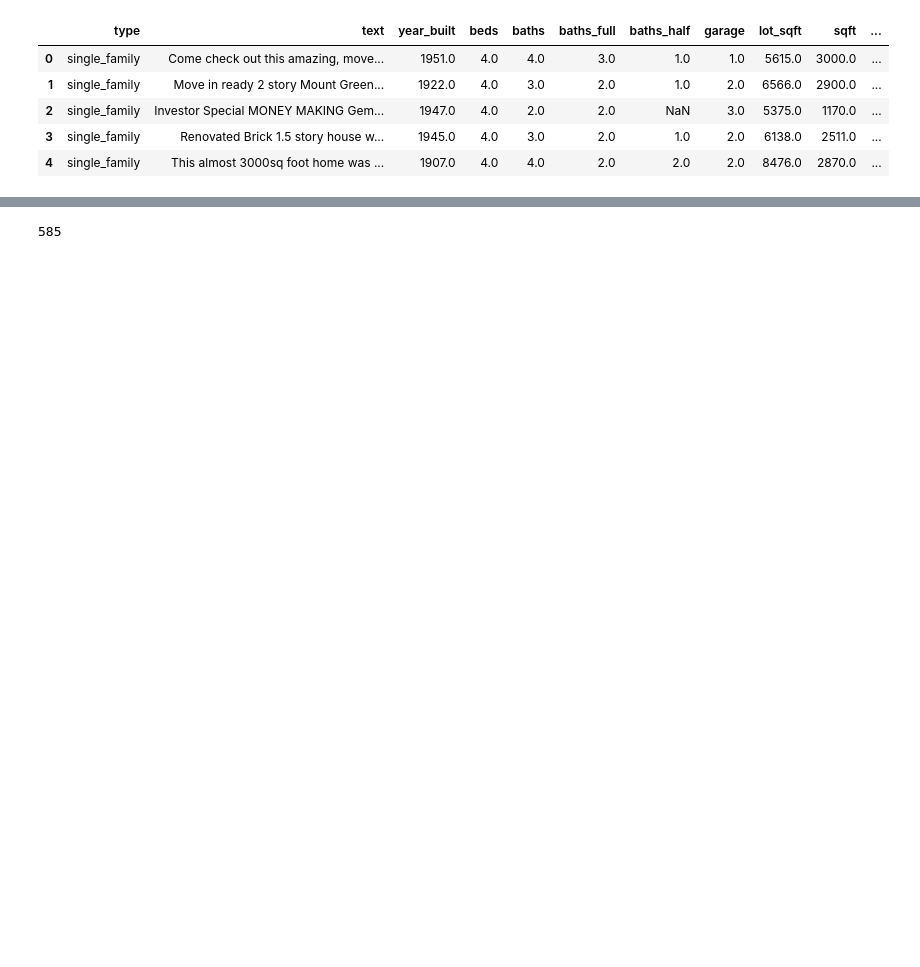
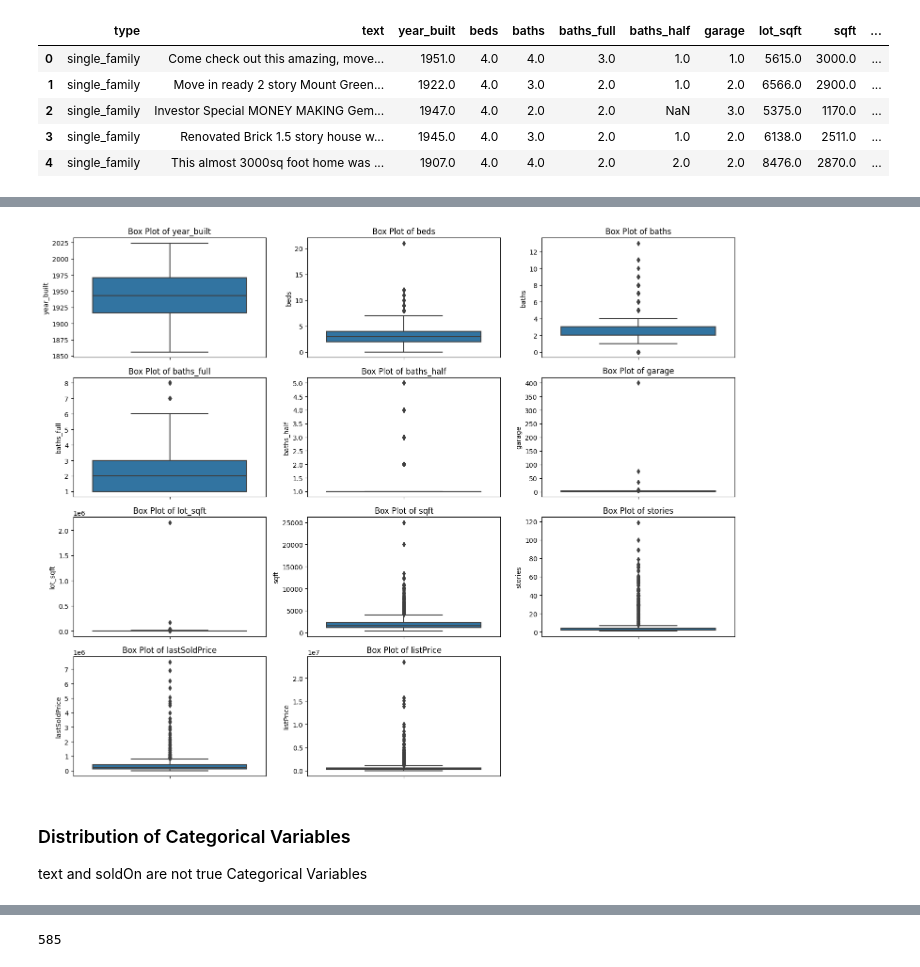
Before and after one commit to Tushar12023/Chicago-Real-Estate-Prediction, a Jupyter notebook: chicago-real-estate-prediction.ipynb, the cells around one changed output, grey strips where cells are left out. Cells and saved outputs as stored; diff of their text form; code cells hidden in the pictures; blank space fills up the shorter version.

```diff
--- a/chicago-real-estate-prediction.ipynb
+++ b/chicago-real-estate-prediction.ipynb
@@ -99,0 +115,15 @@ dtype: int64
+# %%
+n_cols=3
+n_rows= math.ceil(len(numerical_cols) / n_cols)
+plt.figure(figsize=(15, 12))
+for i, feature in enumerate(numerical_cols):
+    plt.subplot(n_rows, n_cols, i+1)
+    sns.boxplot(y=df[feature])
+    plt.title(f"Box Plot of {feature}")
+    plt.tight_layout()
+plt.show()
+# %% [output]
+[figure, added]
+# %% [markdown]
+### Distribution of Categorical Variables
+text and soldOn are not true Categorical Variables
```
Also changed, not shown: parts of 56 cells of this notebook.
